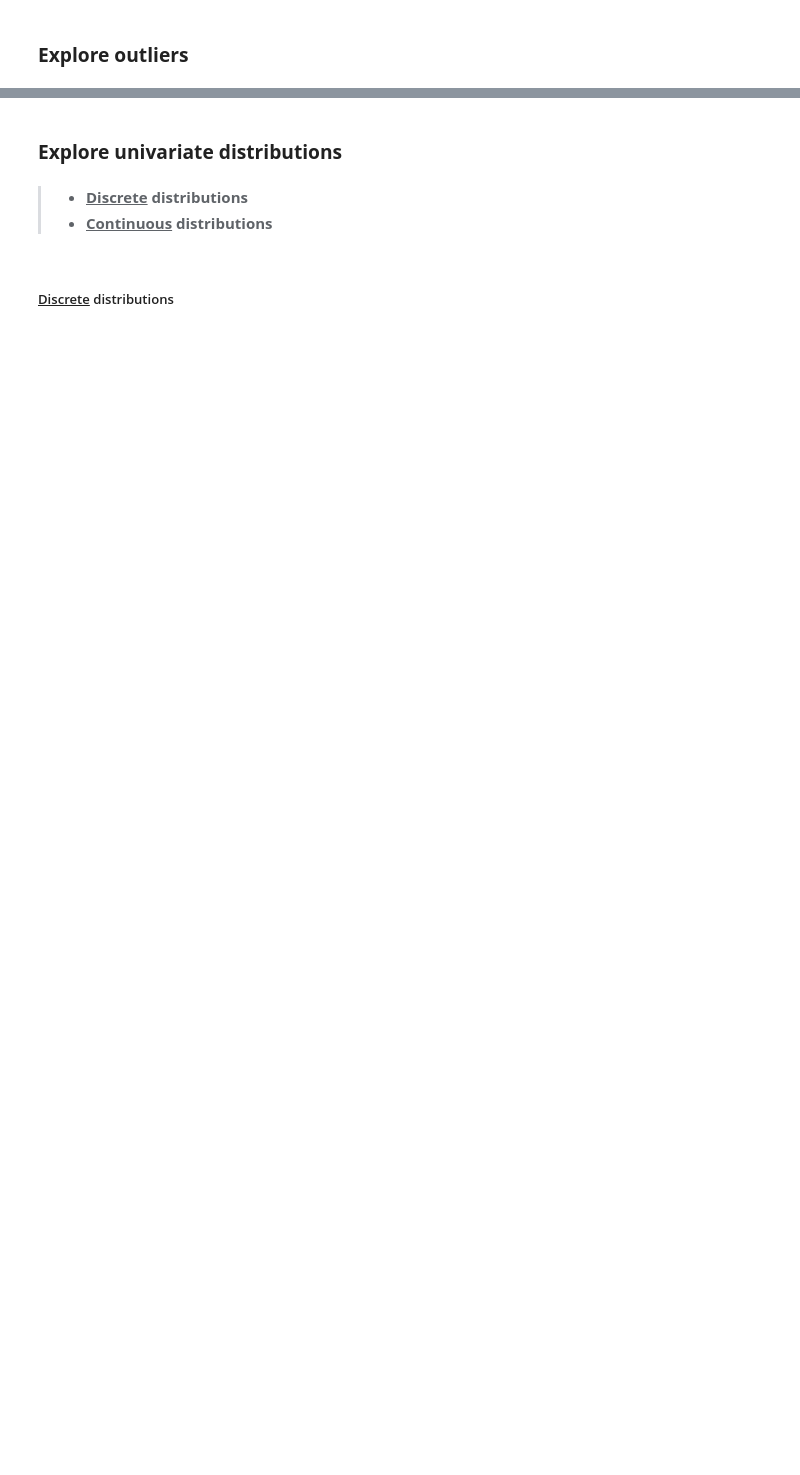
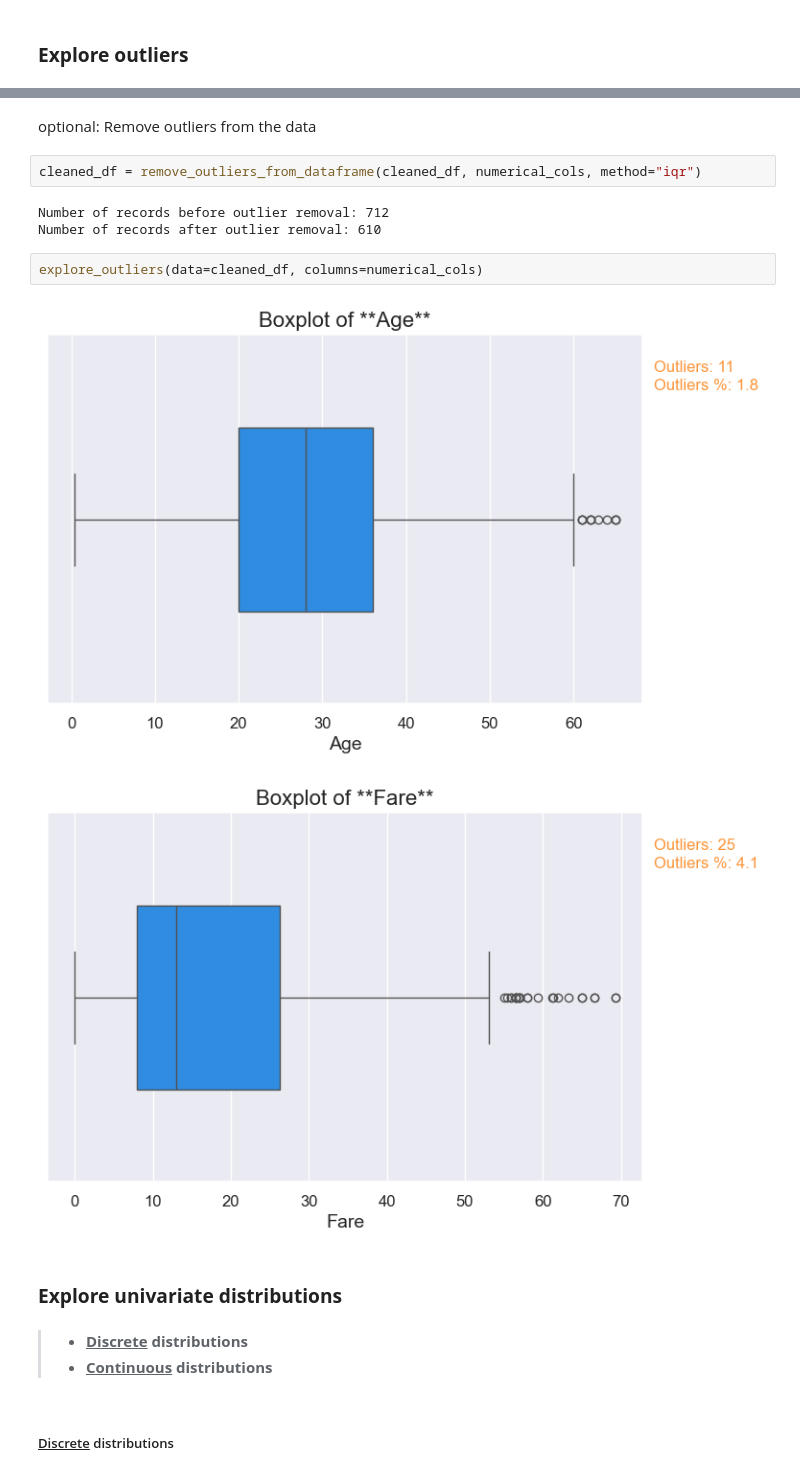
Before and after one commit to robin-friese/machine-learning-ready, a Jupyter notebook: 03 Model Development (DS Role)/Data Exploration.ipynb, the cells around one changed output, grey strips where cells are left out. Saved outputs shown, nothing was run; the diff lists cells and outputs as text; blank space fills up the shorter version.

```diff
--- a/03 Model Development (DS Role)/Data Exploration.ipynb
+++ b/03 Model Development (DS Role)/Data Exploration.ipynb
@@ -174,3 +213,15 @@ explore_outliers(data=df, columns=numerical_cols)
+# %% [markdown]
+optional: Remove outliers from the data
+# %%
+cleaned_df = remove_outliers_from_dataframe(cleaned_df, numerical_cols, method="iqr")
+# %% [output]
+Number of records before outlier removal: 712
+Number of records after outlier removal: 610
+# %%
+explore_outliers(data=cleaned_df, columns=numerical_cols)
+# %% [output]
+[figure, added]
+[figure, added]
 # %% [markdown]
 ### **Explore univariate distributions**
 # %% [markdown]
```
Also changed, not shown: parts of 11 cells of this notebook, 1 other file.
